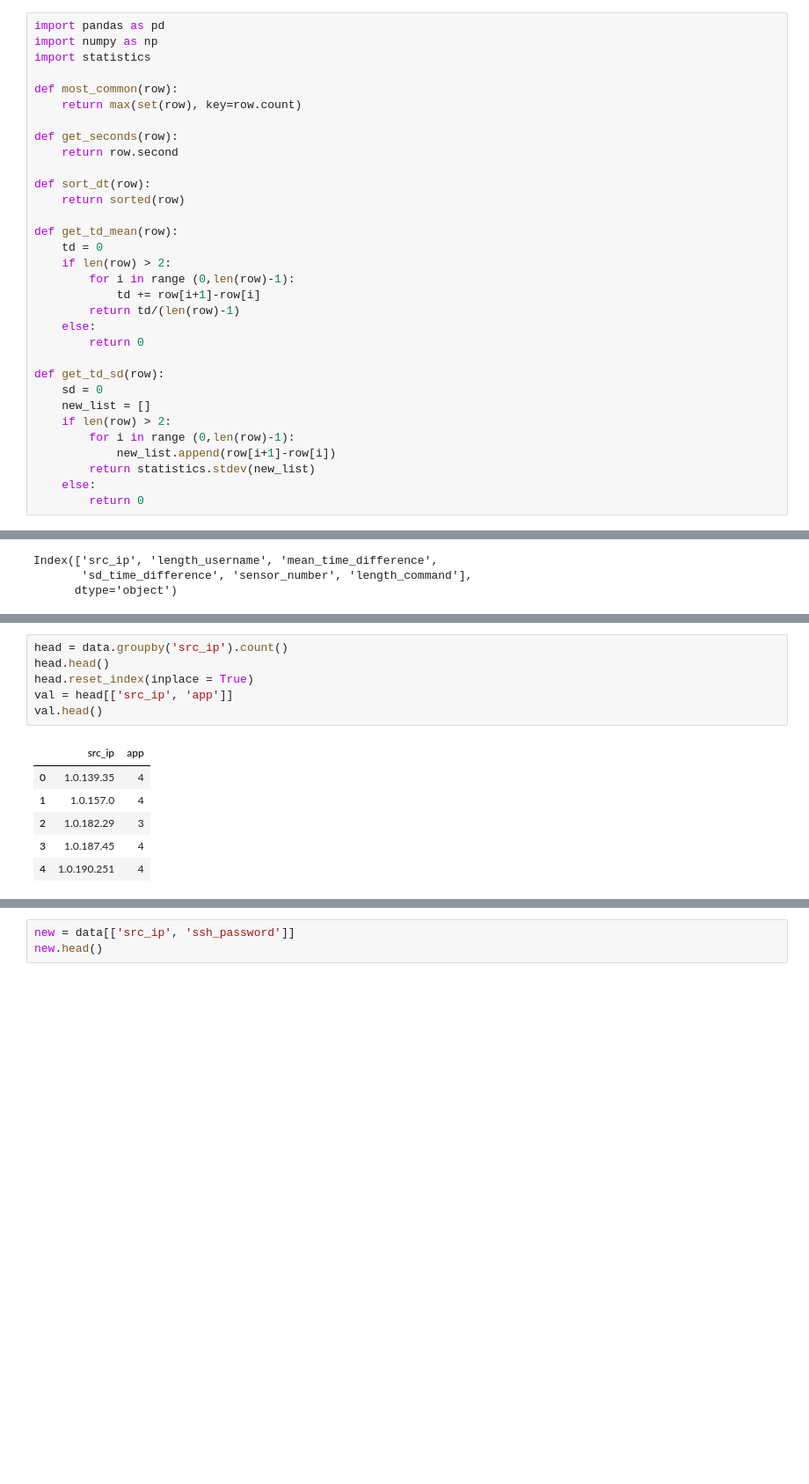
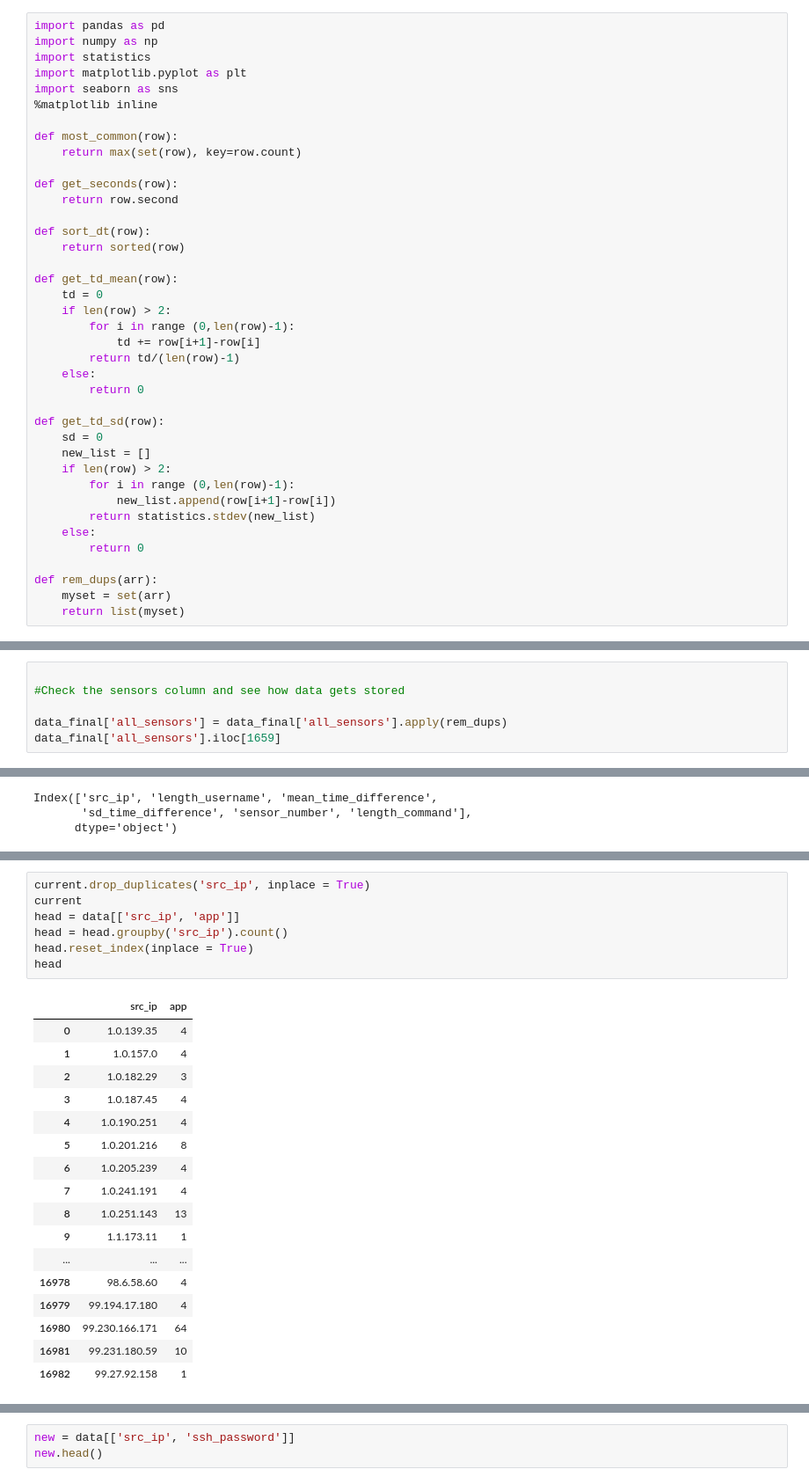
Before and after one commit to rijish45/Security-Analytics, a Jupyter notebook: ModelR.ipynb, the cells around one changed output, grey strips where cells are left out. Shown at 88% size. Saved outputs shown, nothing was run; the diff lists cells and outputs as text; blank space fills up the shorter version.

```diff
--- a/ModelR.ipynb
+++ b/ModelR.ipynb
@@ -2,6 +2,9 @@
 import pandas as pd
 import numpy as np
 import statistics
+import matplotlib.pyplot as plt
+import seaborn as sns
+%matplotlib inline
 
 def most_common(row):
     return max(set(row), key=row.count)
@@ -30,5 +33,9 @@ def get_td_sd(row):
         return statistics.stdev(new_list)
     else:
         return 0
+
+def rem_dups(arr):
+    myset = set(arr)
+    return list(myset)
 # %%
 #Import Data
@@ -95,0 +95,6 @@ data_final["all_sensors"].iloc[0]
+# %%
+
+#Check the sensors column and see how data gets stored
+
+data_final['all_sensors'] = data_final['all_sensors'].apply(rem_dups)
+data_final['all_sensors'].iloc[1659]
@@ -340,13 +302,25 @@ current
 # %%
-head = data.groupby('src_ip').count()
-head.head()
+current.drop_duplicates('src_ip', inplace = True)
+current
+head = data[['src_ip', 'app']]
+head = head.groupby('src_ip').count()
 head.reset_index(inplace = True)
-val = head[['src_ip', 'app']]
-val.head()
+head
 # %% [output]
 |  | src_ip | app |
 | 0 | 1.0.139.35 | 4 |
 | 1 | 1.0.157.0 | 4 |
 | 2 | 1.0.182.29 | 3 |
 | 3 | 1.0.187.45 | 4 |
 | 4 | 1.0.190.251 | 4 |
+| 5 | 1.0.201.216 | 8 |
+| 6 | 1.0.205.239 | 4 |
+| 7 | 1.0.241.191 | 4 |
+| 8 | 1.0.251.143 | 13 |
+| 9 | 1.1.173.11 | 1 |
+| ... | ... | ... |
+| 16978 | 98.6.58.60 | 4 |
+| 16979 | 99.194.17.180 | 4 |
+| 16980 | 99.230.166.171 | 64 |
+| 16981 | 99.231.180.59 | 10 |
+| 16982 | 99.27.92.158 | 1 |
```
Also changed, not shown: parts of 83 cells of this notebook.
